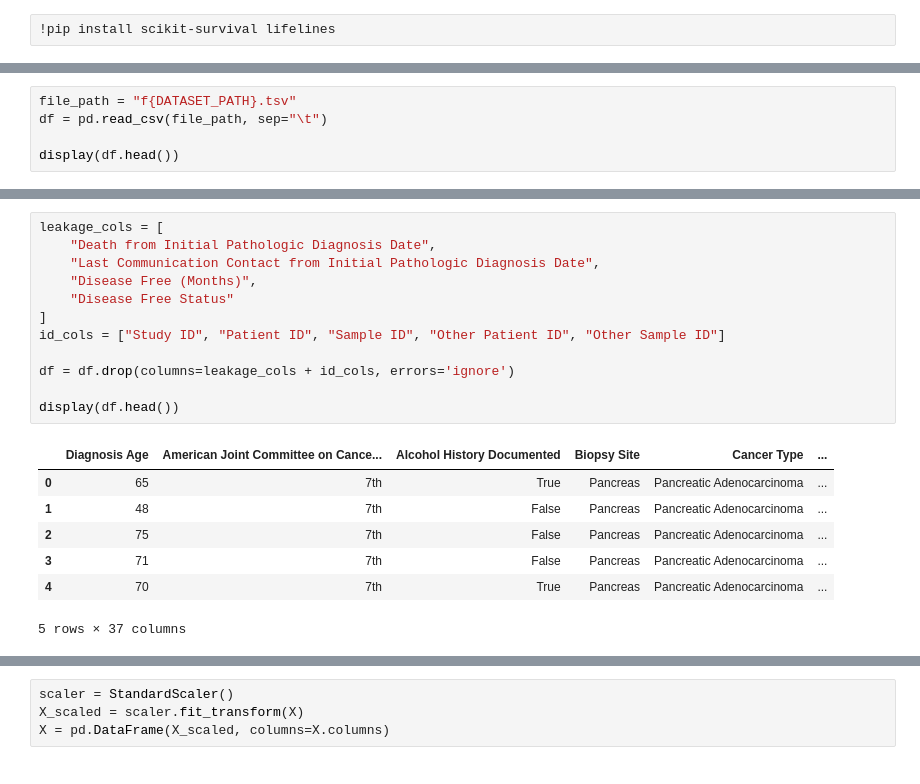
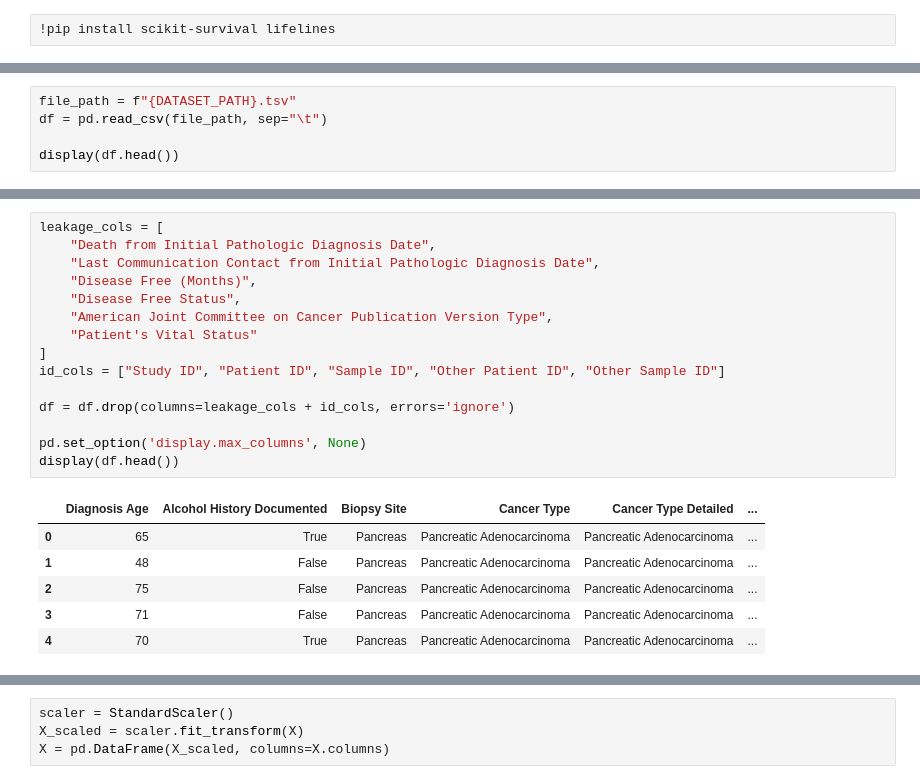
Before and after one commit to NavneetNayak/MLProj, a Jupyter notebook: training.ipynb, the cells around one changed output, grey strips where cells are left out. Saved outputs shown, nothing was run; the diff lists cells and outputs as text.

Commit message:
fix: remove leaky columns, add license

```diff
--- a/training.ipynb
+++ b/training.ipynb
@@ -17,5 +20,5 @@ import config
 # %%
-file_path = "f{DATASET_PATH}.tsv"
+file_path = f"{DATASET_PATH}.tsv"
 df = pd.read_csv(file_path, sep="\t")
 
 display(df.head())
@@ -50,23 +42,25 @@ display(df.head())
 # %%
 leakage_cols = [
     "Death from Initial Pathologic Diagnosis Date",
     "Last Communication Contact from Initial Pathologic Diagnosis Date",
     "Disease Free (Months)",
-    "Disease Free Status"
+    "Disease Free Status",
+    "American Joint Committee on Cancer Publication Version Type",
+    "Patient's Vital Status"
 ]
 id_cols = ["Study ID", "Patient ID", "Sample ID", "Other Patient ID", "Other Sample ID"]
 
 df = df.drop(columns=leakage_cols + id_cols, errors='ignore')
 
+pd.set_option('display.max_columns', None)
 display(df.head())
 # %% [output]
-|  | Diagnosis Age | American Joint Committee on Cance... | Alcohol History Documented | Biopsy Site | Cancer Type | ... |
-| 0 | 65 | 7th | True | Pancreas | Pancreatic Adenocarcinoma | ... |
-| 1 | 48 | 7th | False | Pancreas | Pancreatic Adenocarcinoma | ... |
-| 2 | 75 | 7th | False | Pancreas | Pancreatic Adenocarcinoma | ... |
-| 3 | 71 | 7th | False | Pancreas | Pancreatic Adenocarcinoma | ... |
-| 4 | 70 | 7th | True | Pancreas | Pancreatic Adenocarcinoma | ... |
+|  | Diagnosis Age | Alcohol History Documented | Biopsy Site | Cancer Type | Cancer Type Detailed | ... |
+| 0 | 65 | True | Pancreas | Pancreatic Adenocarcinoma | Pancreatic Adenocarcinoma | ... |
+| 1 | 48 | False | Pancreas | Pancreatic Adenocarcinoma | Pancreatic Adenocarcinoma | ... |
+| 2 | 75 | False | Pancreas | Pancreatic Adenocarcinoma | Pancreatic Adenocarcinoma | ... |
+| 3 | 71 | False | Pancreas | Pancreatic Adenocarcinoma | Pancreatic Adenocarcinoma | ... |
+| 4 | 70 | True | Pancreas | Pancreatic Adenocarcinoma | Pancreatic Adenocarcinoma | ... |
-5 rows × 37 columns
 # %%
 initial_cols = len(df.columns)
 df = df.dropna(axis=1, thresh=0.6 * len(df))
```
Also changed, not shown: parts of 13 cells of this notebook, 1 other file.
